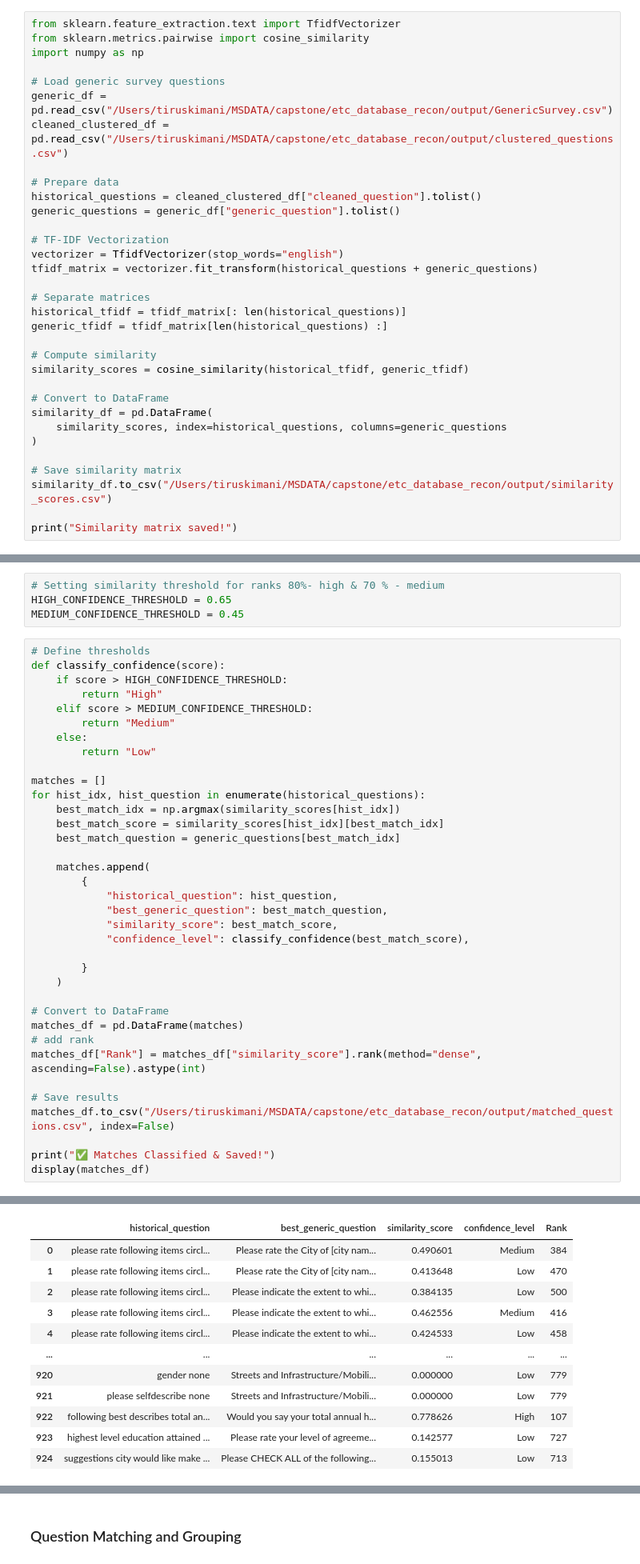
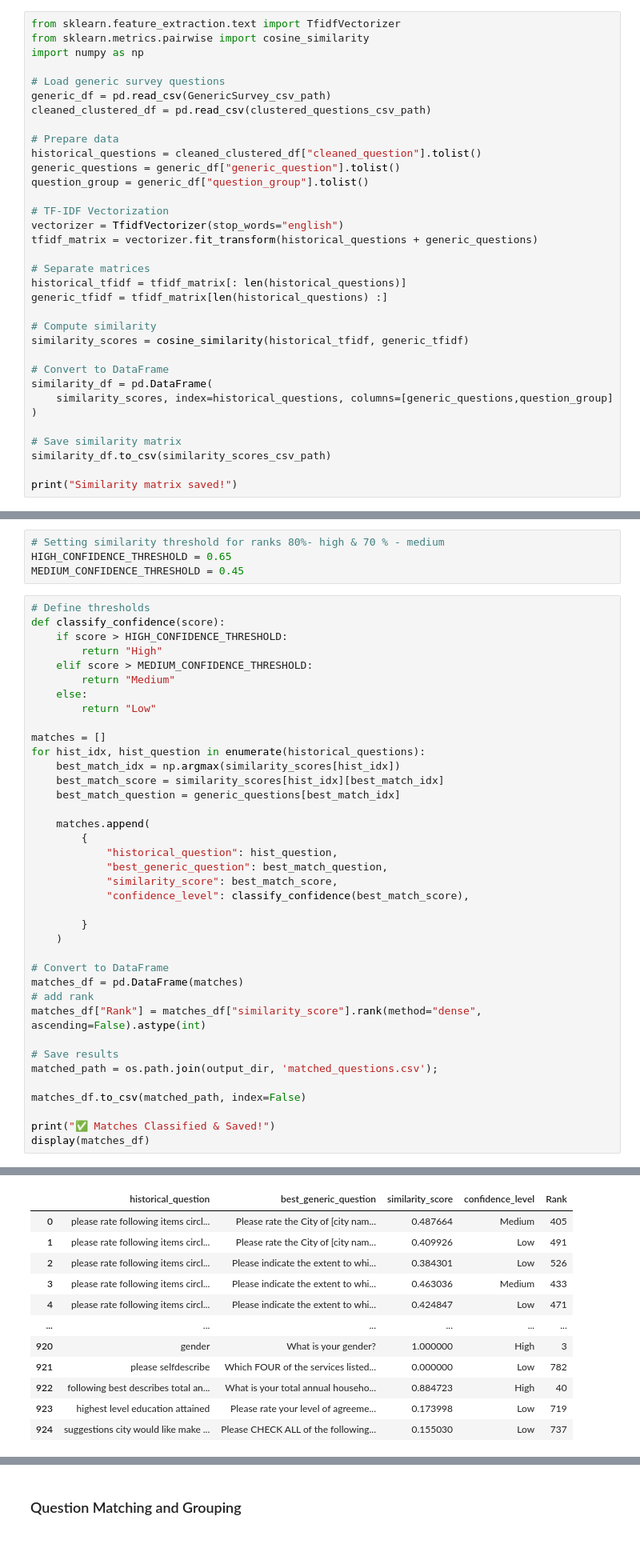
Before and after one commit to ty-russ/Survey-Reconciliation-Question-Matching-Template-Builder, a Jupyter notebook: etc_generic_survey.ipynb, the cells around one changed output, grey strips where cells are left out. Shown at 80% size. Cells and saved outputs as stored; diff of their text form.

```diff
--- a/etc_generic_survey.ipynb
+++ b/etc_generic_survey.ipynb
@@ -1364,12 +1429,13 @@ from sklearn.metrics.pairwise import cosine_similarity
 import numpy as np
 
 # Load generic survey questions
-generic_df = pd.read_csv("/Users/tiruskimani/MSDATA/capstone/etc_database_recon/output/GenericSurvey.csv")
-cleaned_clustered_df = pd.read_csv("/Users/tiruskimani/MSDATA/capstone/etc_database_recon/output/clustered_questions.csv")
+generic_df = pd.read_csv(GenericSurvey_csv_path)
+cleaned_clustered_df = pd.read_csv(clustered_questions_csv_path)
 
 # Prepare data
 historical_questions = cleaned_clustered_df["cleaned_question"].tolist()
 generic_questions = generic_df["generic_question"].tolist()
+question_group = generic_df["question_group"].tolist()
 
 # TF-IDF Vectorization
 vectorizer = TfidfVectorizer(stop_words="english")
@@ -1384,11 +1450,11 @@ similarity_scores = cosine_similarity(historical_tfidf, generic_tfidf)
 
 # Convert to DataFrame
 similarity_df = pd.DataFrame(
-    similarity_scores, index=historical_questions, columns=generic_questions
+    similarity_scores, index=historical_questions, columns=[generic_questions,question_group]
 )
 
 # Save similarity matrix
-similarity_df.to_csv("/Users/tiruskimani/MSDATA/capstone/etc_database_recon/output/similarity_scores.csv")
+similarity_df.to_csv(similarity_scores_csv_path)
 
 print("Similarity matrix saved!")
 # %% [output]
@@ -1410,45 +1492,47 @@ def classify_confidence(score):
         return "Low"
 
 matches = []
 for hist_idx, hist_question in enumerate(historical_questions):
     best_match_idx = np.argmax(similarity_scores[hist_idx])
     best_match_score = similarity_scores[hist_idx][best_match_idx]
     best_match_question = generic_questions[best_match_idx]
 
     matches.append(
         {
             "historical_question": hist_question,
             "best_generic_question": best_match_question,
             "similarity_score": best_match_score,
             "confidence_level": classify_confidence(best_match_score),
 
         }
     )
 
 # Convert to DataFrame
 matches_df = pd.DataFrame(matches)
 # add rank
 matches_df["Rank"] = matches_df["similarity_score"].rank(method="dense", ascending=False).astype(int)
 
 # Save results
-matches_df.to_csv("/Users/tiruskimani/MSDATA/capstone/etc_database_recon/output/matched_questions.csv", index=False)
+matched_path = os.path.join(output_dir, 'matched_questions.csv');
+
+matches_df.to_csv(matched_path, index=False)
 
 print("✅ Matches Classified & Saved!")
 display(matches_df)
 # %% [output]
 ✅ Matches Classified & Saved!
 |  | historical_question | best_generic_question | similarity_score | confidence_level | Rank |
-| 0 | please rate following items circl... | Please rate the City of [city nam... | 0.490601 | Medium | 384 |
-| 1 | please rate following items circl... | Please rate the City of [city nam... | 0.413648 | Low | 470 |
-| 2 | please rate following items circl... | Please indicate the extent to whi... | 0.384135 | Low | 500 |
-| 3 | please rate following items circl... | Please indicate the extent to whi... | 0.462556 | Medium | 416 |
-| 4 | please rate following items circl... | Please indicate the extent to whi... | 0.424533 | Low | 458 |
+| 0 | please rate following items circl... | Please rate the City of [city nam... | 0.487664 | Medium | 405 |
+| 1 | please rate following items circl... | Please rate the City of [city nam... | 0.409926 | Low | 491 |
+| 2 | please rate following items circl... | Please indicate the extent to whi... | 0.384301 | Low | 526 |
+| 3 | please rate following items circl... | Please indicate the extent to whi... | 0.463036 | Medium | 433 |
+| 4 | please rate following items circl... | Please indicate the extent to whi... | 0.424847 | Low | 471 |
 | ... | ... | ... | ... | ... | ... |
-| 920 | gender none | Streets and Infrastructure/Mobili... | 0.000000 | Low | 779 |
-| 921 | please selfdescribe none | Streets and Infrastructure/Mobili... | 0.000000 | Low | 779 |
-| 922 | following best describes total an... | Would you say your total annual h... | 0.778626 | High | 107 |
-| 923 | highest level education attained ... | Please rate your level of agreeme... | 0.142577 | Low | 727 |
-| 924 | suggestions city would like make ... | Please CHECK ALL of the following... | 0.155013 | Low | 713 |
+| 920 | gender | What is your gender? | 1.000000 | High | 3 |
+| 921 | please selfdescribe | Which FOUR of the services listed... | 0.000000 | Low | 782 |
+| 922 | following best describes total an... | What is your total annual househo... | 0.884723 | High | 40 |
+| 923 | highest level education attained | Please rate your level of agreeme... | 0.173998 | Low | 719 |
+| 924 | suggestions city would like make ... | Please CHECK ALL of the following... | 0.155030 | Low | 737 |
 925 rows × 5 columns
 # %% [markdown]
 ### Question Matching and Grouping
```
Also changed, not shown: parts of 51 cells of this notebook, 31 other files.
